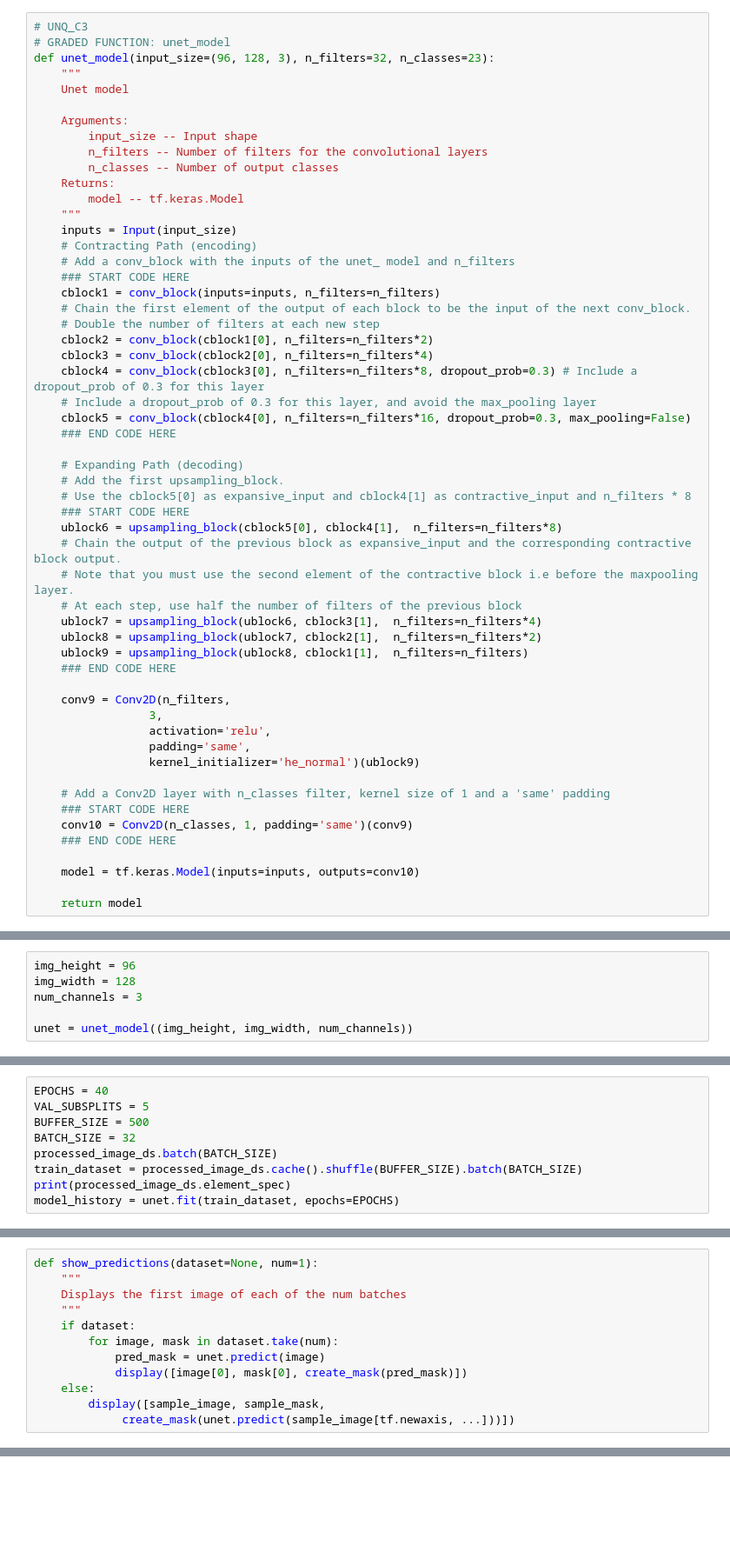
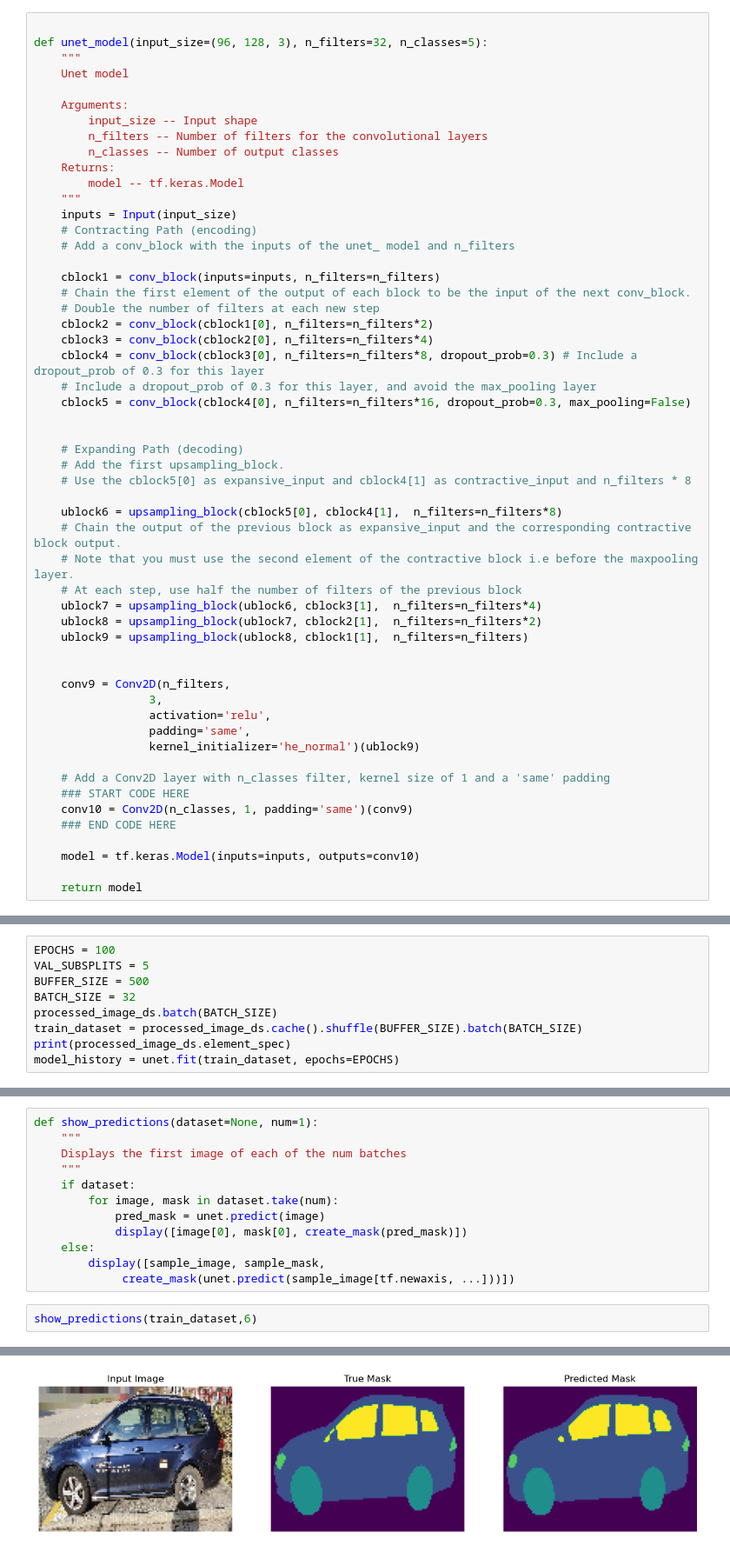
Before and after one commit to Abdulmateen7827/Image_segemntation, a Jupyter notebook: notebook/Image_segementation.ipynb, the cells around one changed output, grey strips where cells are left out. Shown at 87% size. Saved outputs shown, nothing was run; the diff lists cells and outputs as text; blank space fills up the shorter version.

```diff
--- a/notebook/Image_segementation.ipynb
+++ b/notebook/Image_segementation.ipynb
@@ -212,7 +226,6 @@ comparator(summary(model1), output1)
 # %%
-# UNQ_C3
-# GRADED FUNCTION: unet_model
-def unet_model(input_size=(96, 128, 3), n_filters=32, n_classes=23):
+
+def unet_model(input_size=(96, 128, 3), n_filters=32, n_classes=5):
     """
     Unet model
 
@@ -226,7 +239,7 @@ def unet_model(input_size=(96, 128, 3), n_filters=32, n_classes=23):
     inputs = Input(input_size)
     # Contracting Path (encoding)
     # Add a conv_block with the inputs of the unet_ model and n_filters
-    ### START CODE HERE
+
     cblock1 = conv_block(inputs=inputs, n_filters=n_filters)
     # Chain the first element of the output of each block to be the input of the next conv_block.
     # Double the number of filters at each new step
@@ -235,12 +248,12 @@ def unet_model(input_size=(96, 128, 3), n_filters=32, n_classes=23):
     cblock4 = conv_block(cblock3[0], n_filters=n_filters*8, dropout_prob=0.3) # Include a dropout_prob of 0.3 for this layer
     # Include a dropout_prob of 0.3 for this layer, and avoid the max_pooling layer
     cblock5 = conv_block(cblock4[0], n_filters=n_filters*16, dropout_prob=0.3, max_pooling=False)
-    ### END CODE HERE
+
 
     # Expanding Path (decoding)
     # Add the first upsampling_block.
     # Use the cblock5[0] as expansive_input and cblock4[1] as contractive_input and n_filters * 8
-    ### START CODE HERE
+
     ublock6 = upsampling_block(cblock5[0], cblock4[1],  n_filters=n_filters*8)
     # Chain the output of the previous block as expansive_input and the corresponding contractive block output.
     # Note that you must use the second element of the contractive block i.e before the maxpooling layer.
@@ -248,7 +261,7 @@ def unet_model(input_size=(96, 128, 3), n_filters=32, n_classes=23):
     ublock7 = upsampling_block(ublock6, cblock3[1],  n_filters=n_filters*4)
     ublock8 = upsampling_block(ublock7, cblock2[1],  n_filters=n_filters*2)
     ublock9 = upsampling_block(ublock8, cblock1[1],  n_filters=n_filters)
-    ### END CODE HERE
+
 
     conv9 = Conv2D(n_filters,
                  3,
@@ -275,8 +290,2 @@ comparator(summary(unet), outputs.unet_model_output)
-# %%
-img_height = 96
-img_width = 128
-num_channels = 3
-
-unet = unet_model((img_height, img_width, num_channels))
 # %%
 unet.summary()
@@ -304,5 +334,5 @@ display([sample_image, sample_mask])
 # %%
-EPOCHS = 40
+EPOCHS = 100
 VAL_SUBSPLITS = 5
 BUFFER_SIZE = 500
 BATCH_SIZE = 32
@@ -329,3 +397,6 @@ def show_predictions(dataset=None, num=1):
     else:
         display([sample_image, sample_mask,
              create_mask(unet.predict(sample_image[tf.newaxis, ...]))])
+# %%
+show_predictions(train_dataset,6)
+# %% [output]
@@ -331,0 +404 @@ def show_predictions(dataset=None, num=1):
+[figure, added]
```
Also changed, not shown: parts of 24 cells of this notebook, 1 other file.
